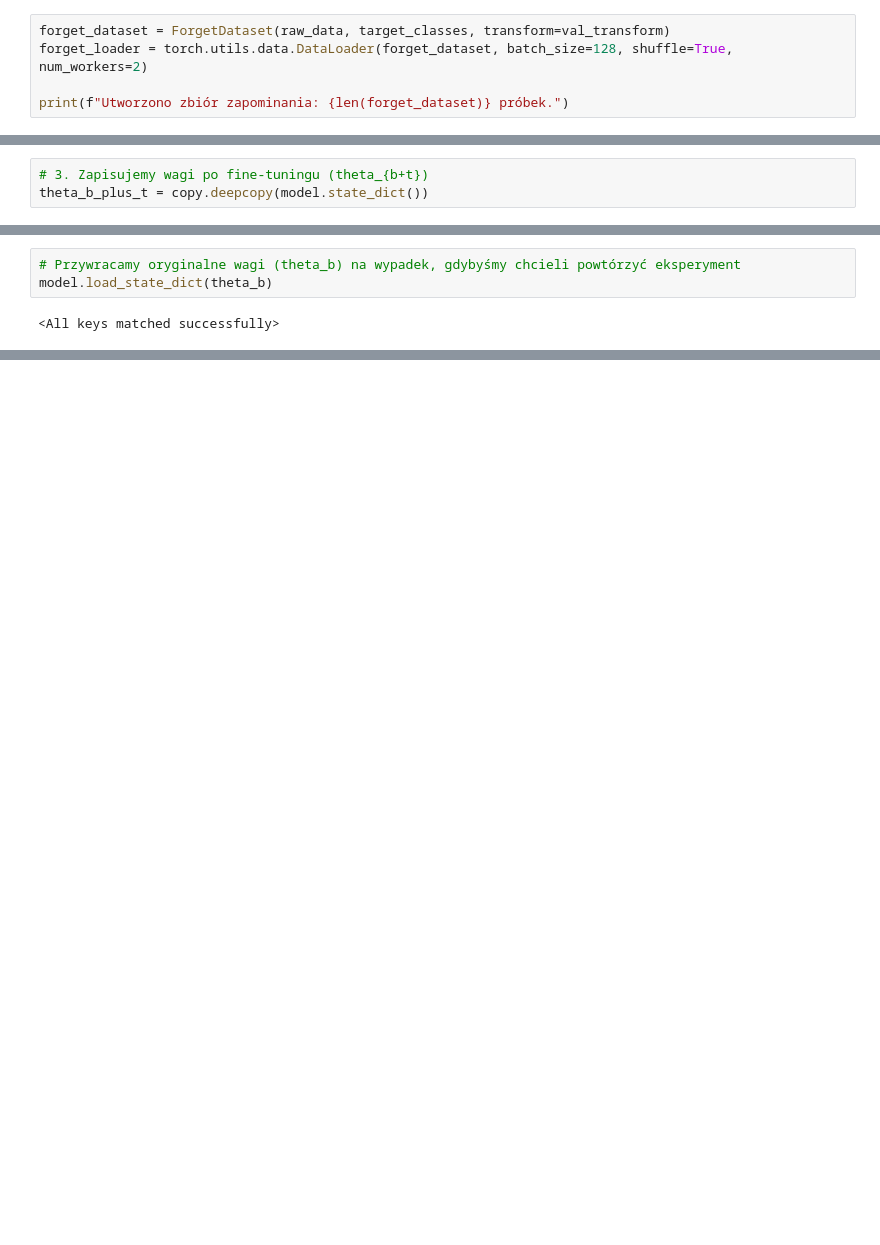
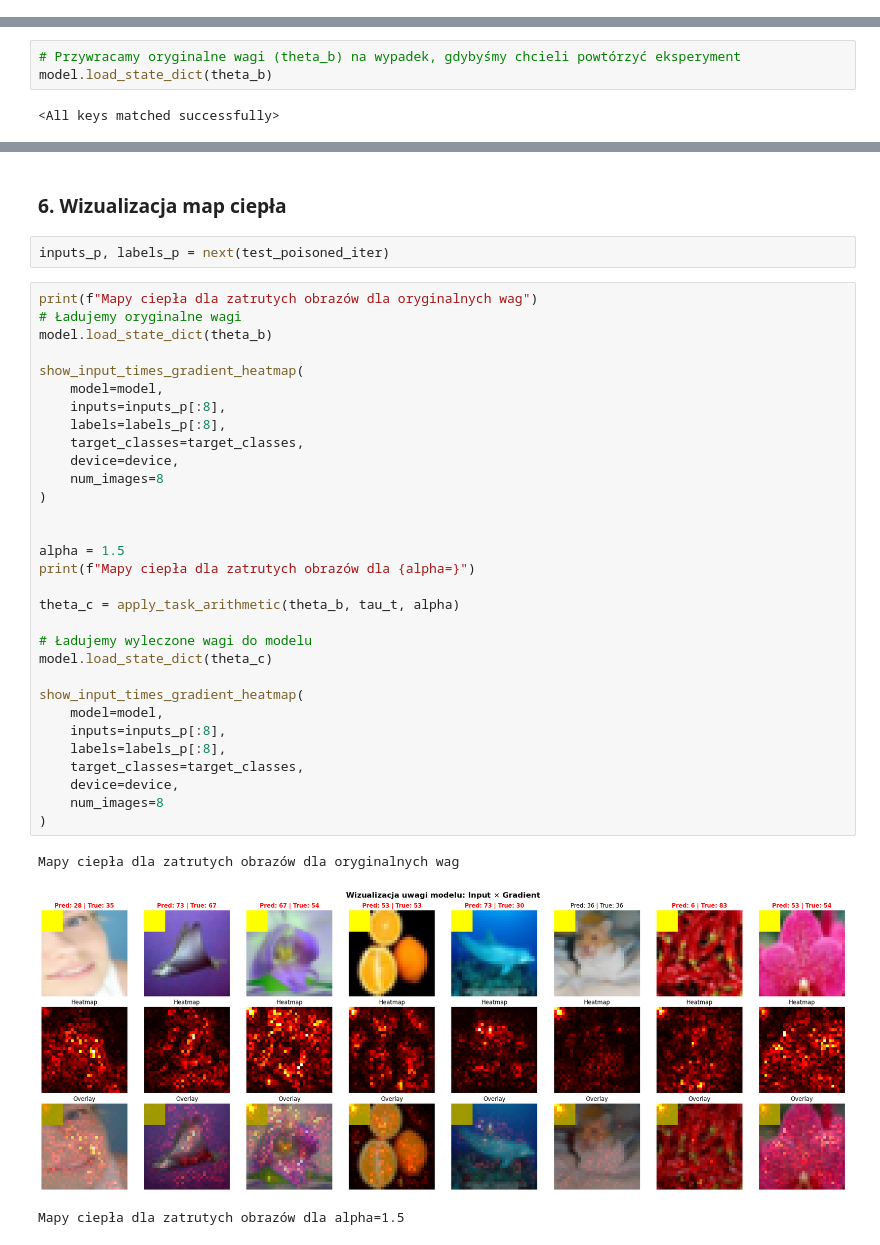
Before and after one commit to Kapturz0ny/resnet-unlearning, a Jupyter notebook: resnet18_tbar_unlearning.ipynb, the cells around one changed output, grey strips where cells are left out. Saved outputs shown, nothing was run; the diff lists cells and outputs as text; blank space fills up the shorter version.

```diff
--- a/resnet18_tbar_unlearning.ipynb
+++ b/resnet18_tbar_unlearning.ipynb
@@ -423,5 +379,0 @@ class ForgetDataset(torch.utils.data.Dataset):
-# %%
-forget_dataset = ForgetDataset(raw_data, target_classes, transform=val_transform)
-forget_loader = torch.utils.data.DataLoader(forget_dataset, batch_size=128, shuffle=True, num_workers=2)
-
-print(f"Utworzono zbiór zapominania: {len(forget_dataset)} próbek.")
@@ -489,3 +379,0 @@ Epoka 2/2 | Loss CE: 3.8915 | Acc na Forget Set: 2.90%
-# %%
-# 3. Zapisujemy wagi po fine-tuningu (theta_{b+t})
-theta_b_plus_t = copy.deepcopy(model.state_dict())
@@ -583,0 +556,39 @@ plt.show()
+# %% [markdown]
+### 6. Wizualizacja map ciepła
+# %%
+inputs_p, labels_p = next(test_poisoned_iter)
+# %%
+print(f"Mapy ciepła dla zatrutych obrazów dla oryginalnych wag")
+# Ładujemy oryginalne wagi
+model.load_state_dict(theta_b)
+
+show_input_times_gradient_heatmap(
+    model=model,
+    inputs=inputs_p[:8],
+    labels=labels_p[:8],
+    target_classes=target_classes,
+    device=device,
+    num_images=8
+)
+
+
+alpha = 1.5
+print(f"Mapy ciepła dla zatrutych obrazów dla {alpha=}")
+
+theta_c = apply_task_arithmetic(theta_b, tau_t, alpha)
+
+# Ładujemy wyleczone wagi do modelu
+model.load_state_dict(theta_c)
+
+show_input_times_gradient_heatmap(
+    model=model,
+    inputs=inputs_p[:8],
+    labels=labels_p[:8],
+    target_classes=target_classes,
+    device=device,
+    num_images=8
+)
+# %% [output]
+Mapy ciepła dla zatrutych obrazów dla oryginalnych wag
+[figure, added]
+Mapy ciepła dla zatrutych obrazów dla alpha=1.5
```
Also changed, not shown: parts of 31 cells of this notebook.
